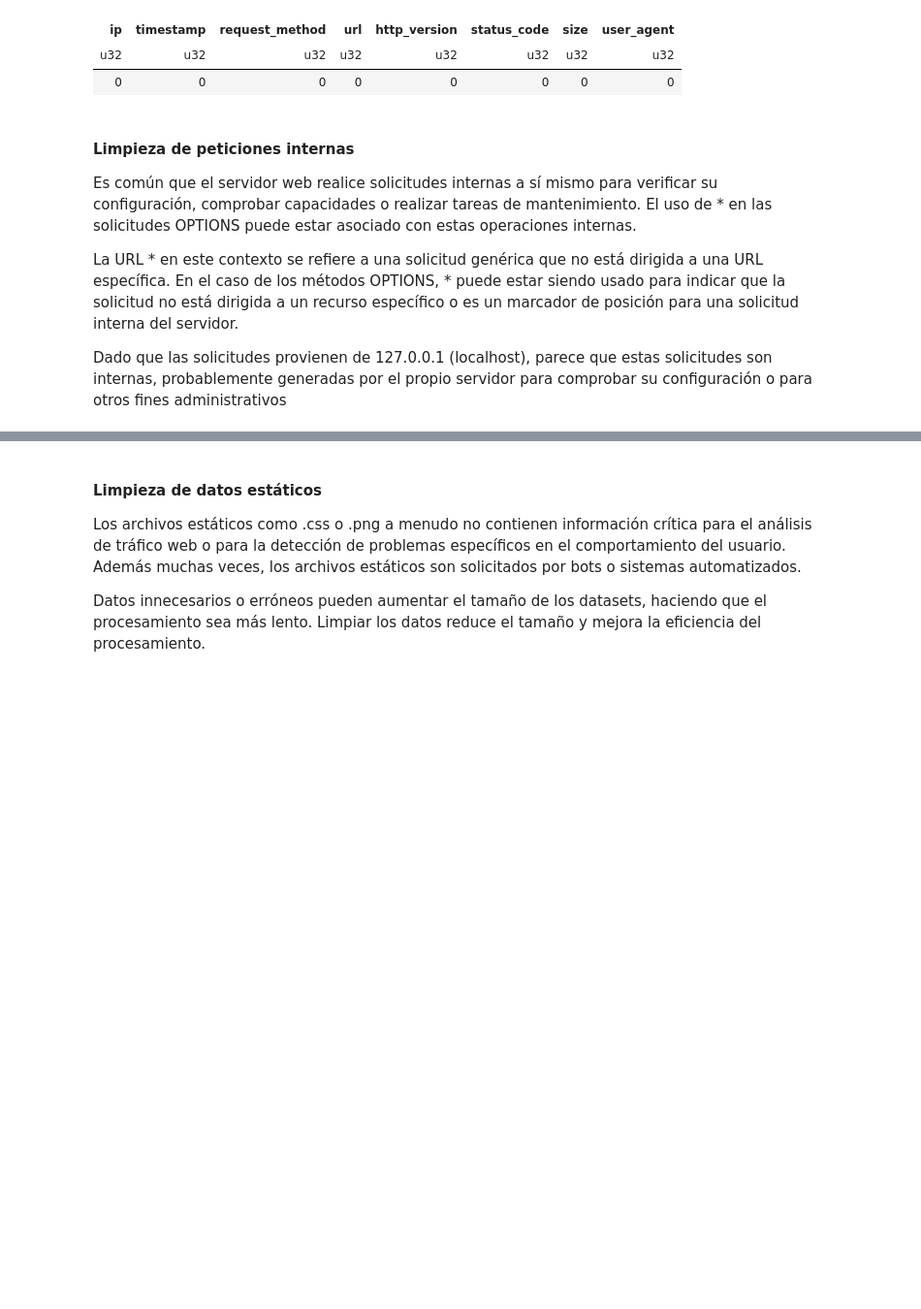
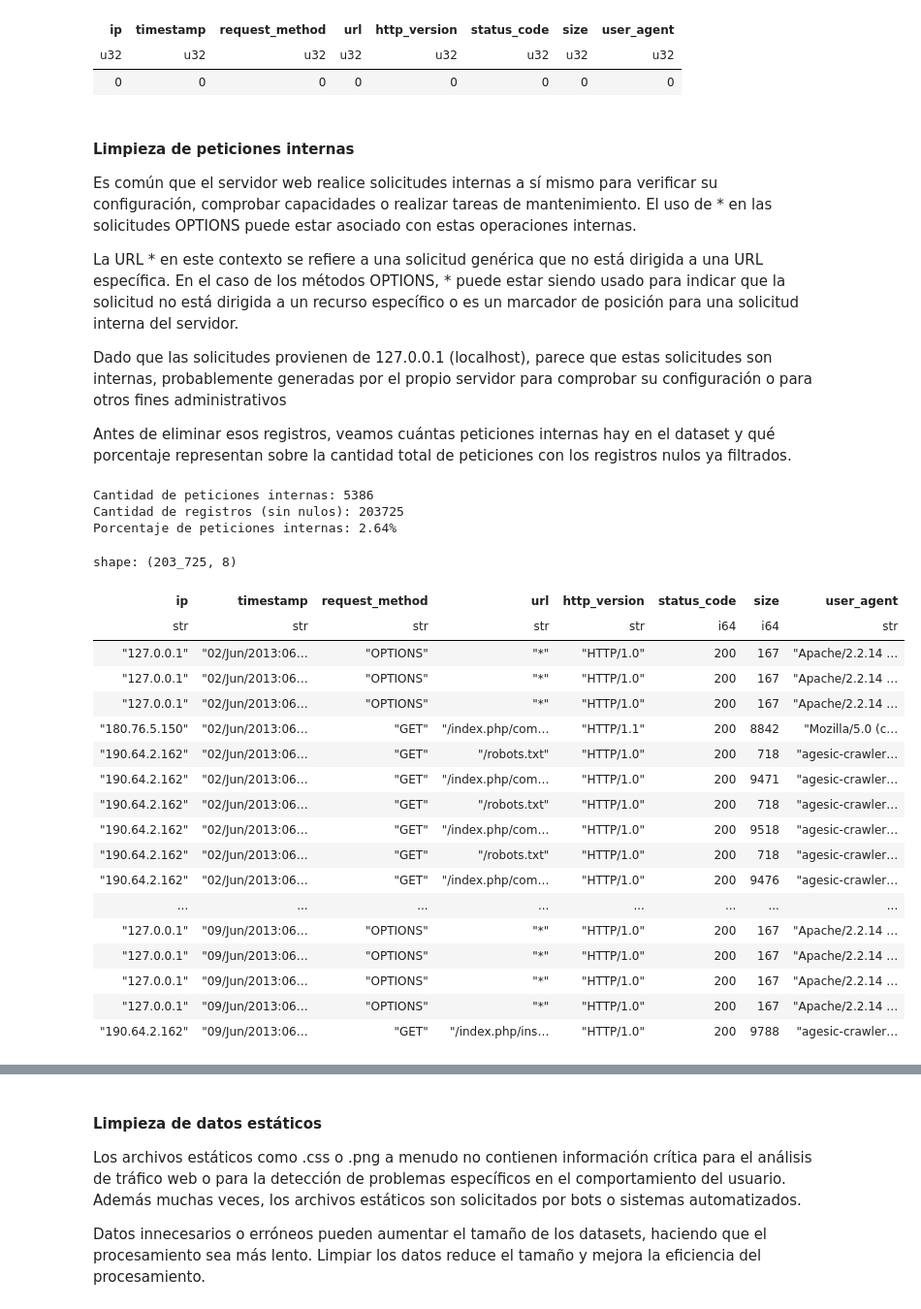
Before and after one commit to Sofia6074/Metricas_Geoportales_Maitena_Silvina_Sofia, a Jupyter notebook: Proyecto.ipynb, the cells around one changed output, grey strips where cells are left out. Shown at 97% size. Drawn from its saved outputs; the diff is of its cells as text; code cells hidden in the pictures; blank space fills up the shorter version.

Commit message:
Conteo de registros agregado

```diff
--- a/Proyecto.ipynb
+++ b/Proyecto.ipynb
@@ -307,6 +398,48 @@ Es común que el servidor web realice solicitudes internas a sí mismo para veri
 La URL * en este contexto se refiere a una solicitud genérica que no está dirigida a una URL específica. En el caso de los métodos OPTIONS, * puede estar siendo usado para indicar que la solicitud no está dirigida a un recurso específico o es un marcador de posición para una solicitud interna del servidor.
 
 Dado que las solicitudes provienen de 127.0.0.1 (localhost), parece que estas solicitudes son internas, probablemente generadas por el propio servidor para comprobar su configuración o para otros fines administrativos
+
+Antes de eliminar esos registros, veamos cuántas peticiones internas hay en el dataset y qué porcentaje representan sobre la cantidad total de peticiones con los registros nulos ya filtrados.
+# %%
+peticiones_internas = df_sin_nulos.filter(
+    (pl.col("ip") == "127.0.0.1") &
+    (pl.col("request_method") == "OPTIONS") &
+    (pl.col("url") == "*")
+)
+
+cantidad_peticiones_internas = peticiones_internas.shape[0]
+total_registros = df_sin_nulos.shape[0]
+porcentaje_peticiones_internas = (cantidad_peticiones_internas / total_registros) * 100
+
+print(f"Cantidad de peticiones internas: {cantidad_peticiones_internas}")
+print(f"Cantidad de registros (sin nulos): {total_registros}")
+print(f"Porcentaje de peticiones internas: {porcentaje_peticiones_internas:.2f}%")
+# %% [output]
+Cantidad de peticiones internas: 5386
+Cantidad de registros (sin nulos): 203725
+Porcentaje de peticiones internas: 2.64%
+# %%
+df_sin_nulos
+# %% [output]
+shape: (203_725, 8)
+| ip | timestamp | request_method | url | http_version | status_code | size | user_agent |
+| str | str | str | str | str | i64 | i64 | str |
+| "127.0.0.1" | "02/Jun/2013:06… | "OPTIONS" | "*" | "HTTP/1.0" | 200 | 167 | "Apache/2.2.14 … |
+| "127.0.0.1" | "02/Jun/2013:06… | "OPTIONS" | "*" | "HTTP/1.0" | 200 | 167 | "Apache/2.2.14 … |
+| "127.0.0.1" | "02/Jun/2013:06… | "OPTIONS" | "*" | "HTTP/1.0" | 200 | 167 | "Apache/2.2.14 … |
+| "180.76.5.150" | "02/Jun/2013:06… | "GET" | "/index.php/com… | "HTTP/1.1" | 200 | 8842 | "Mozilla/5.0 (c… |
+| "190.64.2.162" | "02/Jun/2013:06… | "GET" | "/robots.txt" | "HTTP/1.0" | 200 | 718 | "agesic-crawler… |
+| "190.64.2.162" | "02/Jun/2013:06… | "GET" | "/index.php/com… | "HTTP/1.0" | 200 | 9471 | "agesic-crawler… |
+| "190.64.2.162" | "02/Jun/2013:06… | "GET" | "/robots.txt" | "HTTP/1.0" | 200 | 718 | "agesic-crawler… |
+| "190.64.2.162" | "02/Jun/2013:06… | "GET" | "/index.php/com… | "HTTP/1.0" | 200 | 9518 | "agesic-crawler… |
+| "190.64.2.162" | "02/Jun/2013:06… | "GET" | "/robots.txt" | "HTTP/1.0" | 200 | 718 | "agesic-crawler… |
+| "190.64.2.162" | "02/Jun/2013:06… | "GET" | "/index.php/com… | "HTTP/1.0" | 200 | 9476 | "agesic-crawler… |
+| ... | ... | ... | ... | ... | ... | ... | ... |
+| "127.0.0.1" | "09/Jun/2013:06… | "OPTIONS" | "*" | "HTTP/1.0" | 200 | 167 | "Apache/2.2.14 … |
+| "127.0.0.1" | "09/Jun/2013:06… | "OPTIONS" | "*" | "HTTP/1.0" | 200 | 167 | "Apache/2.2.14 … |
+| "127.0.0.1" | "09/Jun/2013:06… | "OPTIONS" | "*" | "HTTP/1.0" | 200 | 167 | "Apache/2.2.14 … |
+| "127.0.0.1" | "09/Jun/2013:06… | "OPTIONS" | "*" | "HTTP/1.0" | 200 | 167 | "Apache/2.2.14 … |
+| "190.64.2.162" | "09/Jun/2013:06… | "GET" | "/index.php/ins… | "HTTP/1.0" | 200 | 9788 | "agesic-crawler… |
 # %%
 df_no_peticiones_internas = df_sin_nulos.filter(
     ~((pl.col("ip") == "127.0.0.1") & (pl.col("request_method") == "OPTIONS") & (pl.col("url") == "*"))
```
Also changed, not shown: parts of 25 cells of this notebook.
